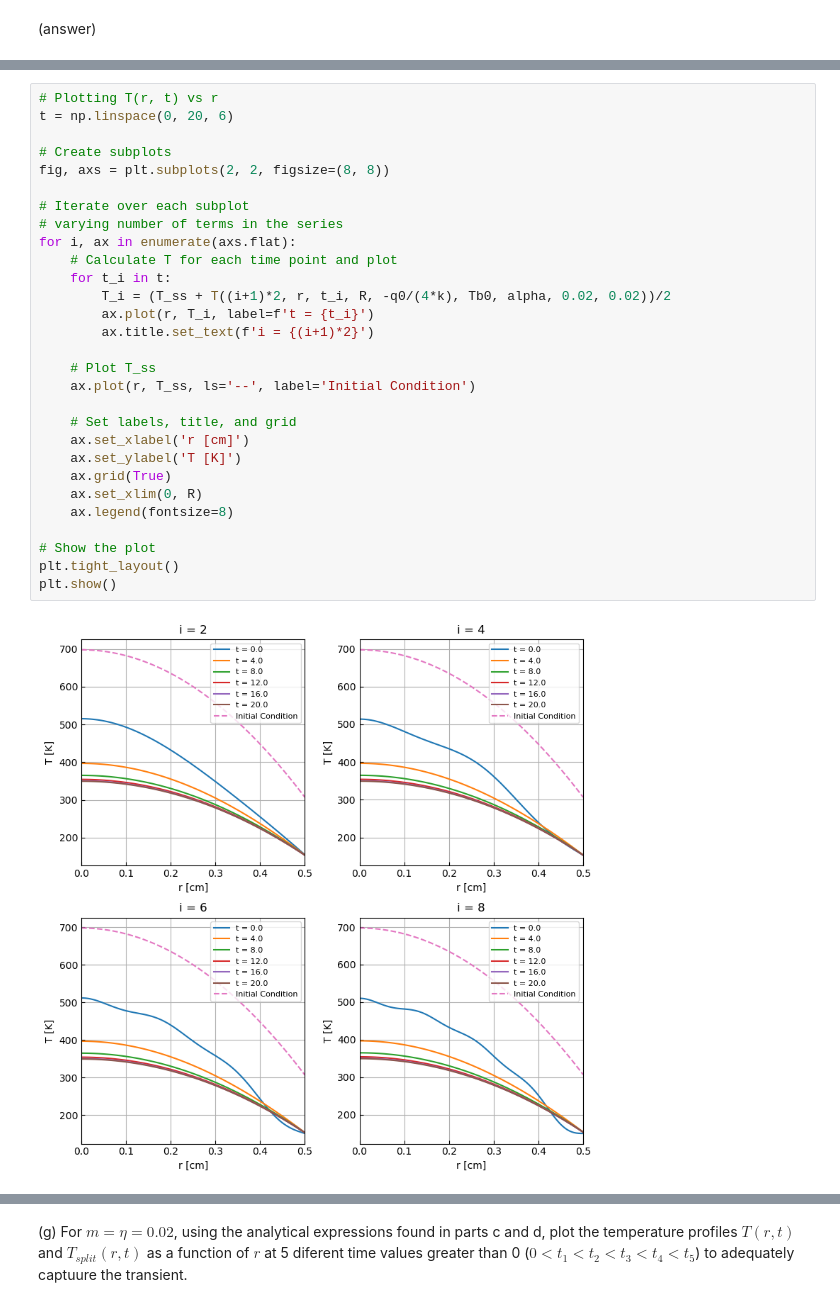
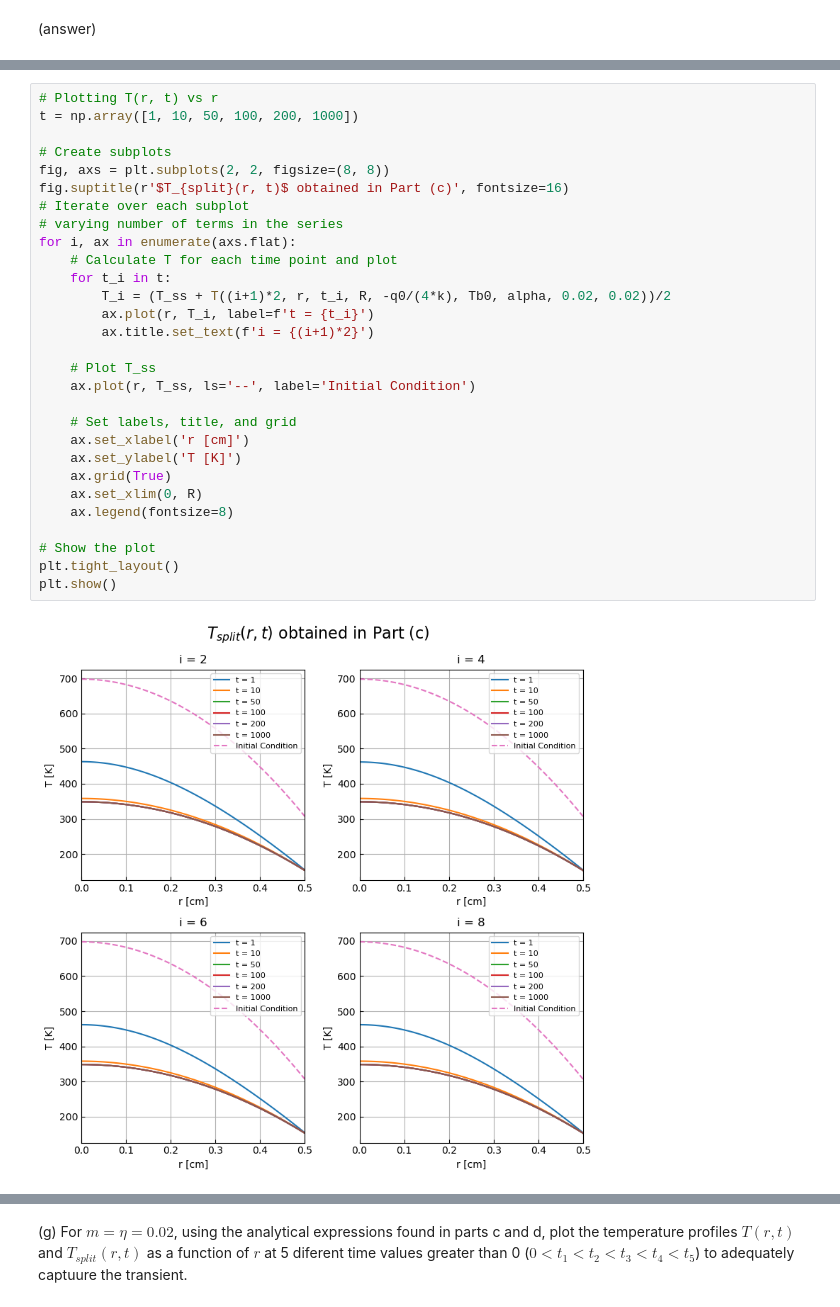
Before and after one commit to kkazuma19/HW501, a Jupyter notebook: CP2.ipynb, the cells around one changed output, grey strips where cells are left out. Cells and saved outputs as stored; diff of their text form.

```diff
--- a/CP2.ipynb
+++ b/CP2.ipynb
@@ -609,31 +611,31 @@ As mentioned above, the function shapes were not given in the problem statement.
 # %%
 # Plotting T(r, t) vs r
-t = np.linspace(0, 20, 6)
+t = np.array([1, 10, 50, 100, 200, 1000])
 
 # Create subplots
 fig, axs = plt.subplots(2, 2, figsize=(8, 8))
-
+fig.suptitle(r'$T_{split}(r, t)$ obtained in Part (c)', fontsize=16)
 # Iterate over each subplot
 # varying number of terms in the series
 for i, ax in enumerate(axs.flat):
     # Calculate T for each time point and plot
     for t_i in t:
         T_i = (T_ss + T((i+1)*2, r, t_i, R, -q0/(4*k), Tb0, alpha, 0.02, 0.02))/2
         ax.plot(r, T_i, label=f't = {t_i}')
         ax.title.set_text(f'i = {(i+1)*2}')
 
     # Plot T_ss
     ax.plot(r, T_ss, ls='--', label='Initial Condition')
 
     # Set labels, title, and grid
     ax.set_xlabel('r [cm]')
     ax.set_ylabel('T [K]')
     ax.grid(True)
     ax.set_xlim(0, R)
     ax.legend(fontsize=8)
 
 # Show the plot
 plt.tight_layout()
 plt.show()
 # %% [output]
-[figure, old version]
+[figure, new version]
```
Also changed, not shown: parts of 5 cells of this notebook.
